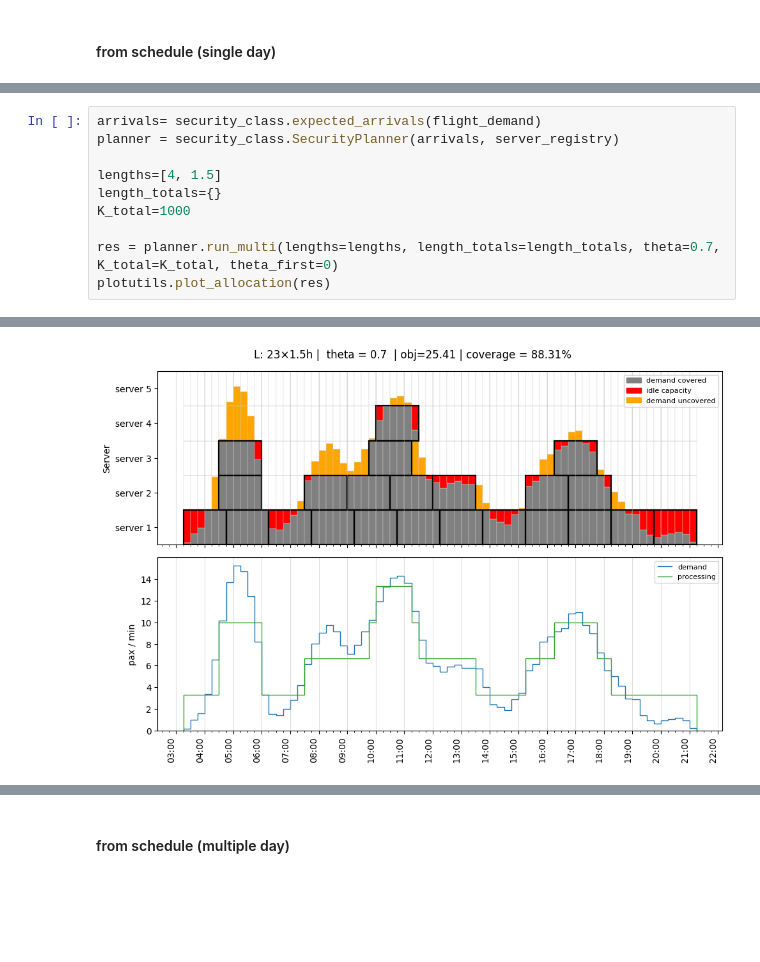
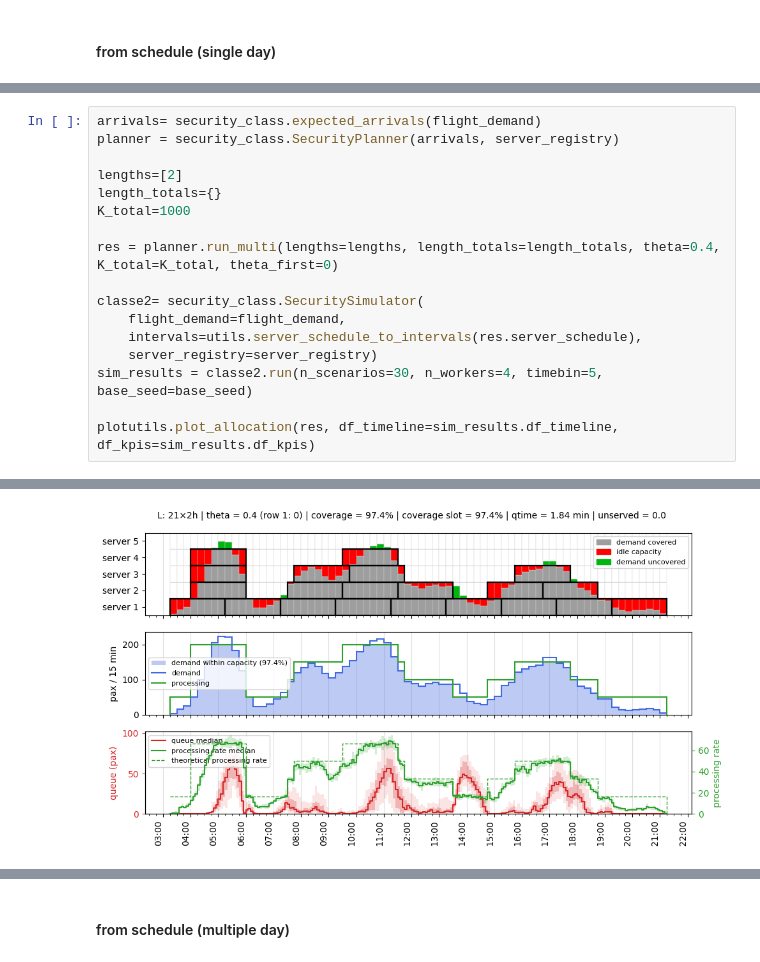
Before and after one commit to ZanchiLorenzo/security_paper, a Jupyter notebook: Tester FLR security.ipynb, the cells around one changed output, grey strips where cells are left out. Drawn from its saved outputs; the diff is of its cells as text; blank space fills up the shorter version.

```diff
--- a/Tester FLR security.ipynb
+++ b/Tester FLR security.ipynb
@@ -1640,10 +1630,17 @@ server_registry = preprocessing.build_processing_params_by_server(registry)
 arrivals= security_class.expected_arrivals(flight_demand)
 planner = security_class.SecurityPlanner(arrivals, server_registry)
 
-lengths=[4, 1.5]
+lengths=[2]
 length_totals={}
 K_total=1000
 
-res = planner.run_multi(lengths=lengths, length_totals=length_totals, theta=0.7, K_total=K_total, theta_first=0)
-plotutils.plot_allocation(res)
+res = planner.run_multi(lengths=lengths, length_totals=length_totals, theta=0.4, K_total=K_total, theta_first=0)
+
+classe2= security_class.SecuritySimulator(
+    flight_demand=flight_demand,
+    intervals=utils.server_schedule_to_intervals(res.server_schedule),
+    server_registry=server_registry)
+sim_results = classe2.run(n_scenarios=30, n_workers=4, timebin=5, base_seed=base_seed)
+
+plotutils.plot_allocation(res, df_timeline=sim_results.df_timeline, df_kpis=sim_results.df_kpis)
 # %% [output]
@@ -1651 +1649 @@ plotutils.plot_allocation(res)
-[figure, old version]
+[figure, new version]
```
Also changed, not shown: parts of 53 cells of this notebook, 8 other files.
